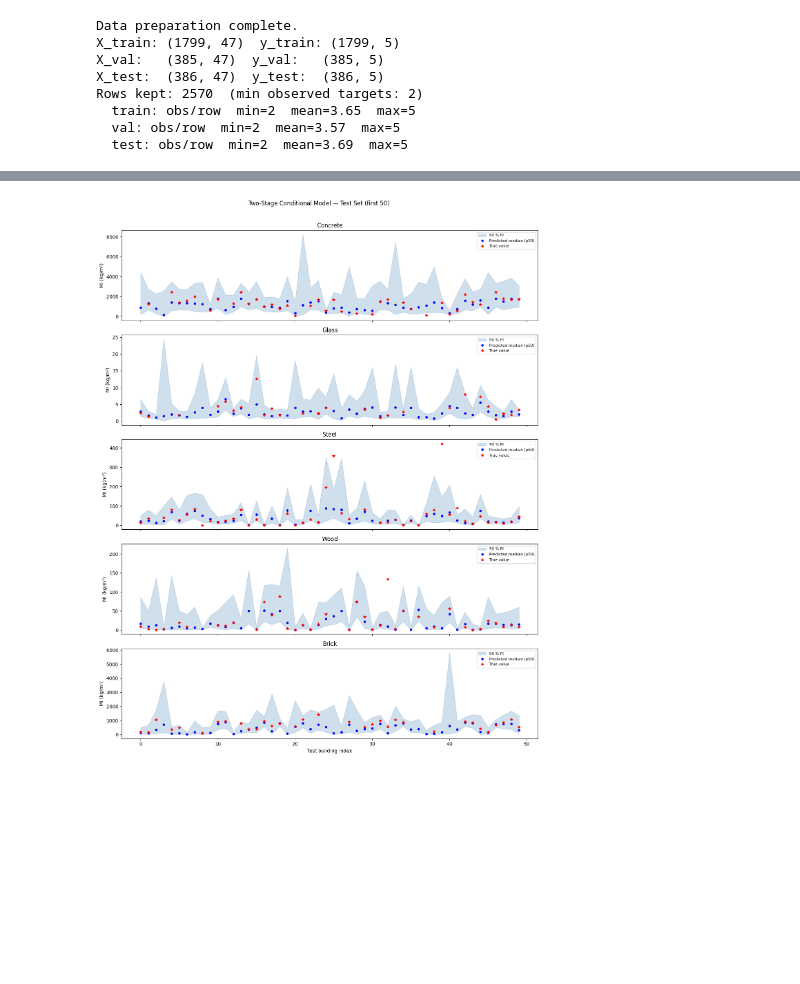
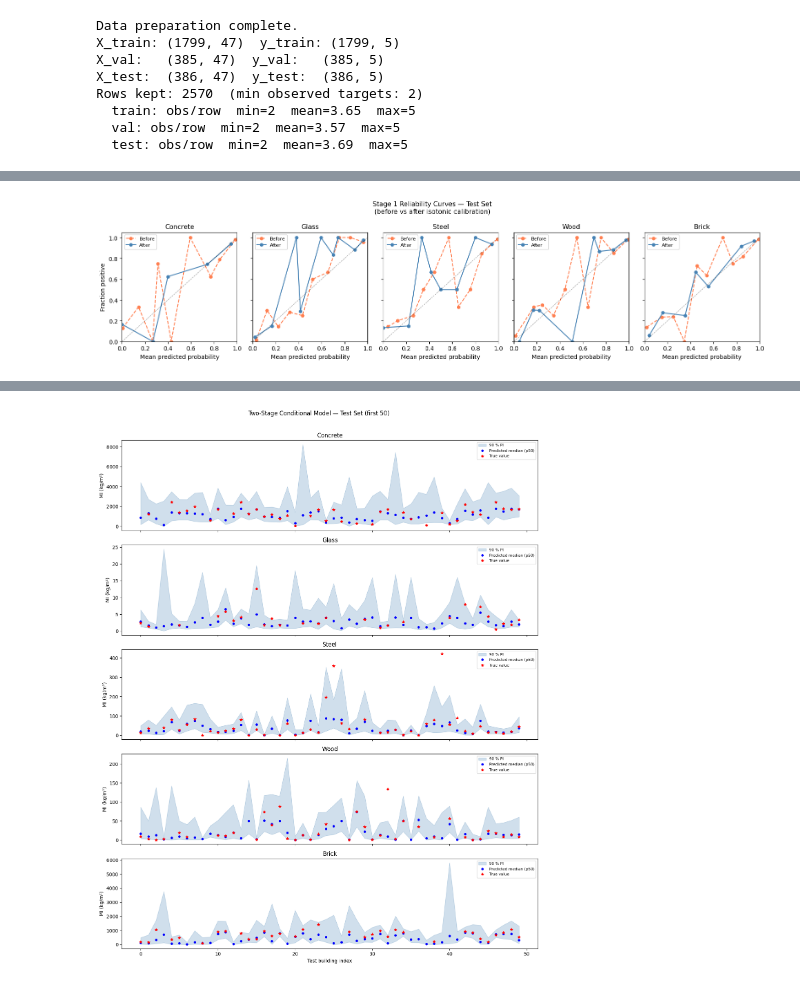
Before and after one commit to City-Syntax/material-intensity, a Jupyter notebook: prediction_model.ipynb, the cells around one changed output, grey strips where cells are left out. Cells and saved outputs as stored; diff of their text form; code cells hidden in the pictures; blank space fills up the shorter version.

```diff
--- a/prediction_model.ipynb
+++ b/prediction_model.ipynb
@@ -6,9 +6,13 @@ import matplotlib.pyplot as plt
 import numpy as np
 import pandas as pd
 import seaborn as sns
+import optuna
+import two_stage_model as tsm
 from scipy import stats
 from sklearn.compose import ColumnTransformer
-from sklearn.metrics import mean_absolute_error
+from sklearn.calibration import CalibratedClassifierCV
+from sklearn.isotonic import IsotonicRegression
+from sklearn.metrics import accuracy_score, classification_report, confusion_matrix, mean_absolute_error
 from sklearn.mixture import GaussianMixture
 from sklearn.model_selection import train_test_split
 from sklearn.preprocessing import OneHotEncoder, StandardScaler
@@ -16,18 +20,16 @@ from xgboost import XGBClassifier, XGBRegressor
 
 SEED = 42
 MIN_OBSERVED_TARGETS = 2
-GROUP_COLS = ["Typology"]  # grouping variables for joint covariance matrices
+GROUP_COLS = ["Primary Code"]  # grouping variables for joint covariance matrices
 LOG_EPS = 1e-6             # small constant: log(y + LOG_EPS)
 
 X_cols = ["Construction period", "Typology", "Primary Code", "Hybrid Structure", "Country"]
 y_cols = ["Concrete", "Glass", "Steel", "Wood", "Brick"]
 
-
 def set_global_seed(seed=SEED):
     random.seed(seed)
     np.random.seed(seed)
 
-
 set_global_seed(SEED)
 print("Imports complete. SEED =", SEED)
 print("Joint covariance grouping columns:", GROUP_COLS)
@@ -562,0 +1325,54 @@ Joint layer — group covariances built from: ['Typology']
+# %%
+# ==========================================================
+# Stage 1 — Probability calibration (isotonic regression)
+# ==========================================================
+# Evaluates reliability before calibration (test set),
+# fits calibrators on the validation set, then re-evaluates.
+
+y_val_presence  = data["y_val_mask"]  & (data["y_val_raw"]  > 0)
+y_test_presence = data["y_test_mask"] & (data["y_test_raw"] > 0)
+
+# ── Before calibration: test-set diagnostics ────────────────────────────────
+print("=" * 60)
+print("Stage 1 reliability — TEST SET  (before calibration)")
+print("=" * 60)
+cal_before = model.stage1.evaluate_calibration(data["X_test_proc"], y_test_presence)
+
+# ── Fit calibrators on validation set ────────────────────────────────────────
+model.calibrate_stage1(data["X_val_proc"], data["y_val_raw"], data["y_val_mask"])
+print("\nCalibrators fitted on validation set (IsotonicRegression per material).")
+
+# ── After calibration: test-set diagnostics ──────────────────────────────────
+print()
+print("=" * 60)
+print("Stage 1 reliability — TEST SET  (after calibration)")
+print("=" * 60)
+cal_after = model.stage1.evaluate_calibration(data["X_test_proc"], y_test_presence)
+
+# ── Reliability curves ────────────────────────────────────────────────────────
+fig, axes = plt.subplots(1, len(y_cols), figsize=(16, 4), sharey=True)
+for ax, mat in zip(axes, y_cols):
+    pre  = cal_before.get(mat, {})
+    post = cal_after.get(mat, {})
+    mp_pre, fp_pre   = pre.get("mean_pred_bins"), pre.get("frac_pos_bins")
+    mp_post, fp_post = post.get("mean_pred_bins"), post.get("frac_pos_bins")
+    if mp_pre is not None and len(mp_pre):
+        ax.plot(mp_pre, fp_pre, "o--", color="coral", lw=1.5, ms=5, label="Before")
+    if mp_post is not None and len(mp_post):
+        ax.plot(mp_post, fp_post, "o-", color="steelblue", lw=1.5, ms=5, label="After")
+    ax.plot([0, 1], [0, 1], "k--", lw=0.8, alpha=0.4)
+    ax.set_title(mat, fontsize=11)
+    ax.set_xlabel("Mean predicted probability")
+    ax.set_xlim(0.0, 1.0)
+    ax.set_ylim(0.0, 1.05)
+    ax.legend(fontsize=8)
+    if ax is axes[0]:
+        ax.set_ylabel("Fraction positive")
+
+fig.suptitle(
+    "Stage 1 Reliability Curves — Test Set\n(before vs after isotonic calibration)",
+    fontsize=11,
+)
+plt.tight_layout()
+plt.show()
+# %% [output]
@@ -562,0 +1396 @@ Joint layer — group covariances built from: ['Typology']
+[figure, added]
```
Also changed, not shown: parts of 17 cells of this notebook, 6 other files.
